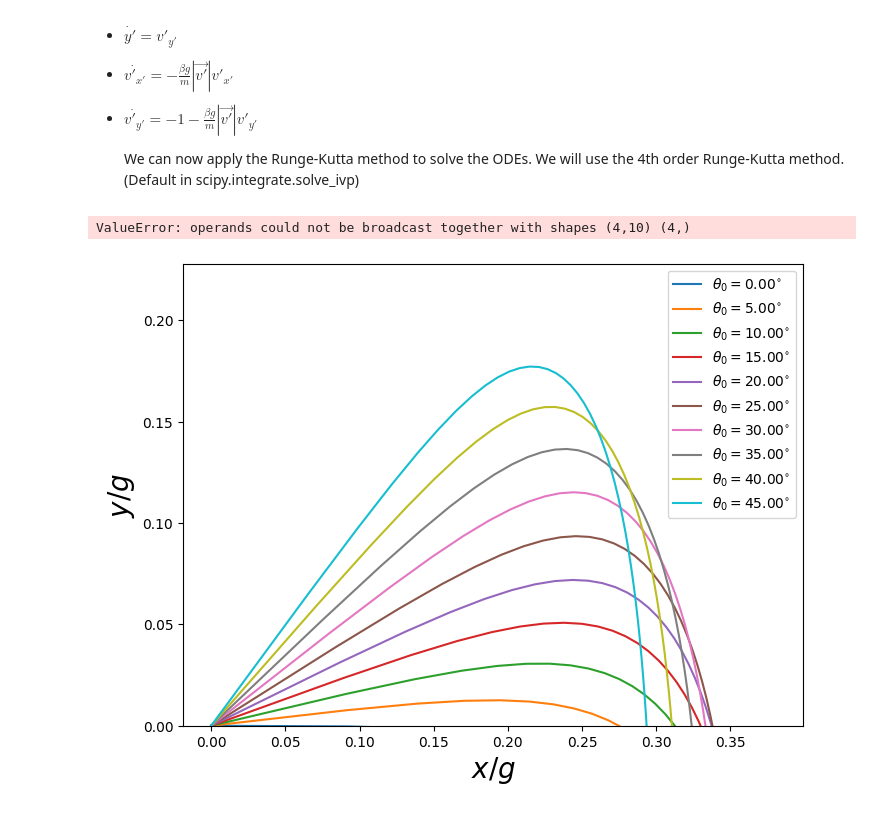
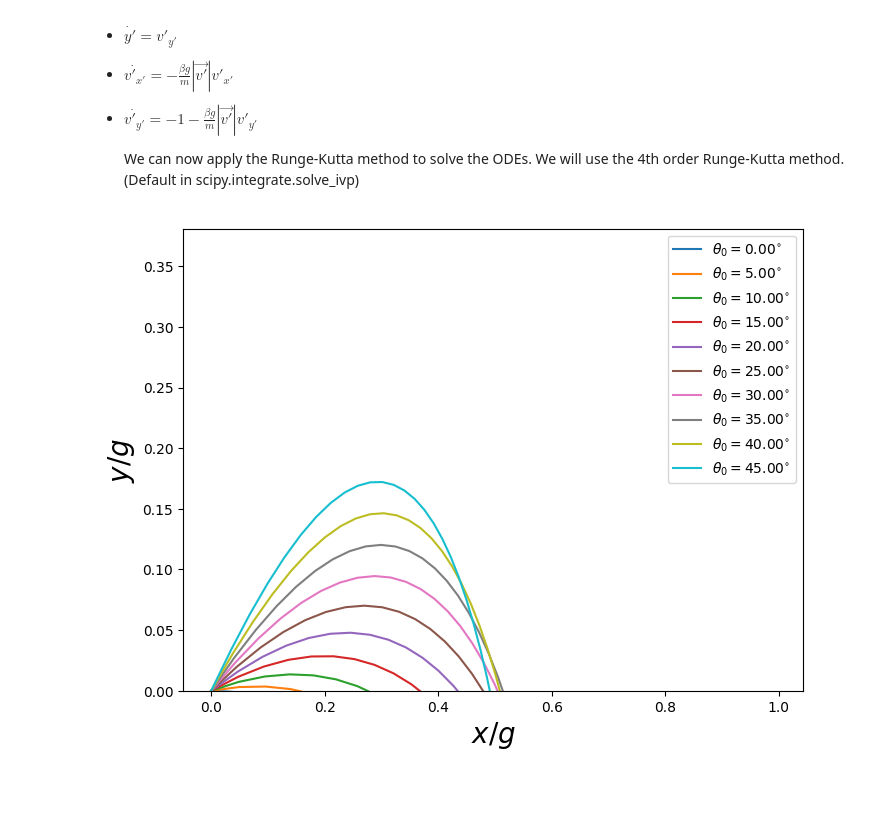
Before and after one commit to MrIsCM/Physics_Simulations, a Jupyter notebook: Projectile/projectile.ipynb, the cells around one changed output. Saved outputs shown, nothing was run; the diff lists cells and outputs as text; code cells hidden in the pictures.

Commit message:
Projectile motion with friction added. Next step is to add different air resistance (linear and cuadratic).

```diff
--- a/Projectile/projectile.ipynb
+++ b/Projectile/projectile.ipynb
@@ -64,21 +64,18 @@ class Projectile():
 		self.B = B*g/m
 		self.S = [self.x, self.vx, self.y, self.vy]
 
-	def dSdt(self, t, S, B):
+	def solve_motion(self):
 		"""
-		Returns the time derivative of the state vector S.
+		Solves the motion of the projectile (with air resistance).
 		"""
-		x, vx, y, vy = self.S
-		return [vx, -self.B*vx, vy, -1 - self.B*vy]
+		def dSdt(t, S, B):
+			"""
+			Returns the time derivative of the state vector S.
+			"""
+			x, vx, y, vy = S
+			return [vx, -B*vx, vy, -1 - B*vy]
 
-		self.dSdt = dSdt
-
-	def trajectory(self):
-		"""
-		Returns the trajectory of the projectile (with aire resistance).
-		"""
-		return [solve_ivp(self.dSdt, self.t, [0, self.v0*np.cos(theta), 0, self.v0*np.sin(theta)], t_eval=np.linspace(*self.t, 100), args=(self.B,), dense_output=True) for theta in self.thetas]
-
+		self.solutions = [solve_ivp(dSdt, self.t, [0, self.v0*np.cos(theta), 0, self.v0*np.sin(theta)], t_eval=np.linspace(*self.t, 100), args=(self.B,), dense_output=True) for theta in self.thetas]
 
 	def peak(self):
 		"""
@@ -88,24 +85,21 @@ class Projectile():
 # %%
 # Initial conditions
 r0 = (0, 0)
-v = 5
+v = 1
 thetas = np.linspace(0, np.pi/4, 10)
-B = 10 	# beta * g / m
-t_span = (0, 3)
+B = 1  # Air friction coeficient
+t_span = (0, 5)
 # %%
-p = Projectile(r0, v, thetas, t_span, B)
+p = Projectile(r0, v, thetas, t_span, B, m=9.81, g=9.81)
+p.solve_motion()
-# %%
-p.trajectory()
-# %% [output]
-ValueError: operands could not be broadcast together with shapes (4,10) (4,)
 # %%
 fig = plt.figure(figsize=(8, 6))
-for sol in sols:
+for sol in p.solutions:
 	plt.plot(sol.y[0], sol.y[2], label=r'$\theta_0={:.2f}^{{\circ}}$'.format(np.arctan(sol.y[3][0]/sol.y[1][0])*180/np.pi))
 plt.ylim(bottom=0)
 plt.legend()
 plt.xlabel('$x/g$', fontsize=20)
 plt.ylabel('$y/g$', fontsize=20)
 plt.show()
 # %% [output]
-[figure, old version]
+[figure, new version]
```
Also changed, not shown: parts of 4 cells of this notebook.
